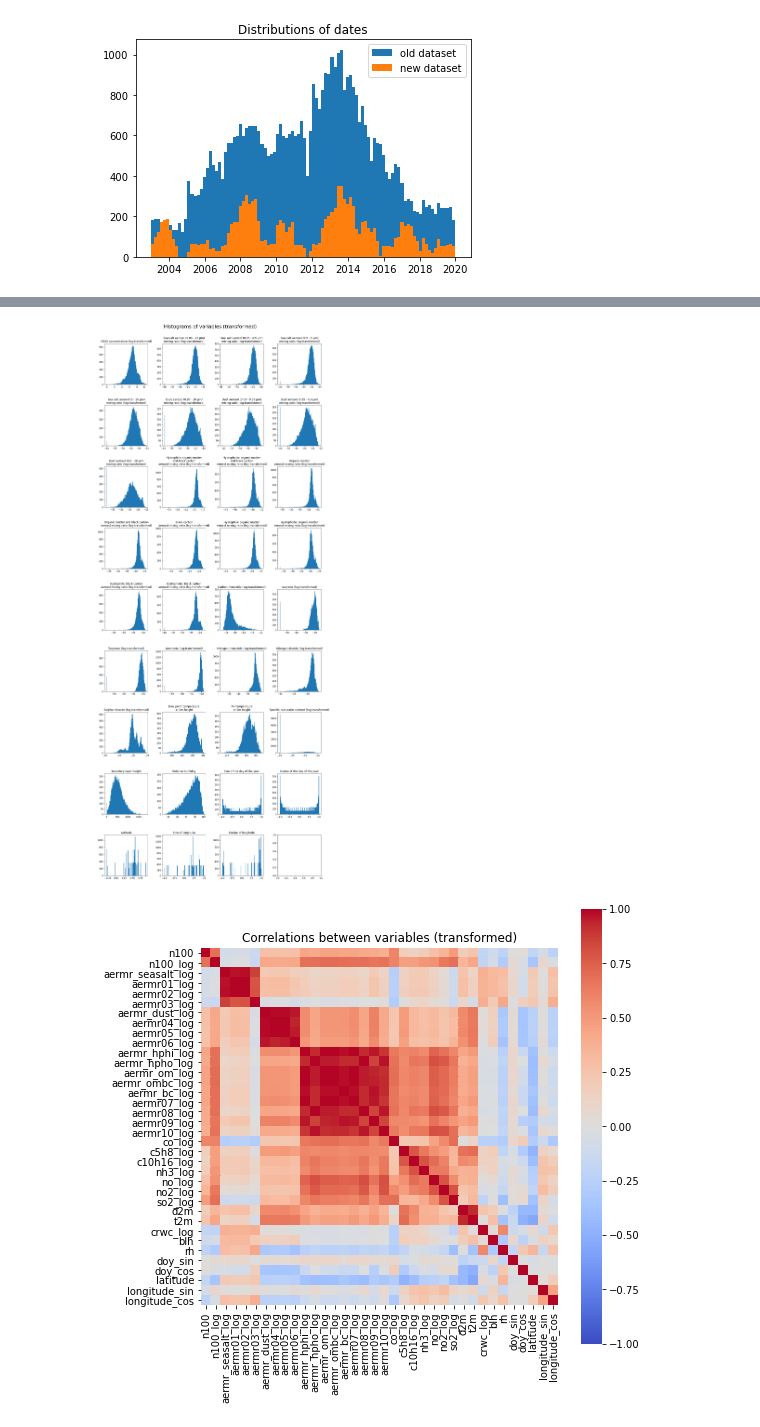
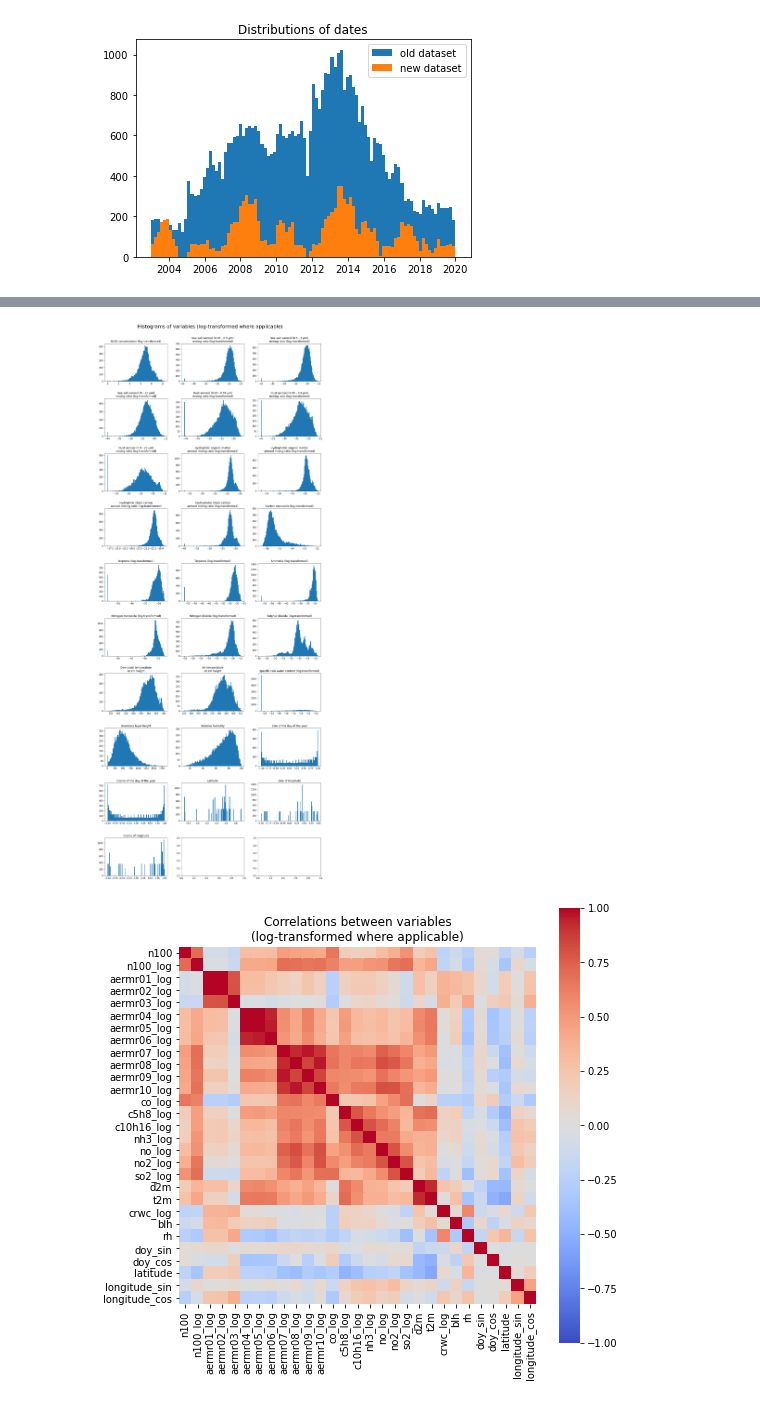
Before and after one commit to ellarauth/CCN-proxy-modeling, a Jupyter notebook: exploratory data analysis.ipynb, the cells around one changed output, grey strips where cells are left out. Cells and saved outputs as stored; diff of their text form; code cells hidden in the pictures.

Commit message:
removed outliers for VHL n100 data and removed aggregations of aermr variables

```diff
--- a/exploratory data analysis.ipynb
+++ b/exploratory data analysis.ipynb
@@ -10,14 +10,14 @@ cities = ['ABZ', 'ALE', 'AMA', 'AMM', 'ASP', 'BEI', 'BOT', 'BSL', 'DEL', 'EGB',
           'MLP', 'MUK', 'NAN', 'NEU', 'POV', 'SAO', 'SCH', 'SGP', 'UAE', # 'PRL',
           'VAR', 'VHL', 'VIE', 'WAL', 'ZOT']
 
-variables = ['aermr_seasalt', 'aermr01', 'aermr02', 'aermr03',
-             'aermr_dust', 'aermr04', 'aermr05', 'aermr06',
-             'aermr_hphi', 'aermr_hpho', 'aermr_om', 'aermr_ombc', 'aermr_bc',
-             'aermr07', 'aermr08', 'aermr09', 'aermr10',
-             'co', 'c5h8', 'c10h16', 'nh3', 'no', 'no2', 'so2', 'd2m', 't2m',
-             'crwc', 'blh', 'rh', 'doy_sin', 'doy_cos', 'latitude', 'longitude_sin', 'longitude_cos']
+variables = ['aermr01', 'aermr02', 'aermr03', 'aermr04', 'aermr05', 'aermr06',
+             'aermr07', 'aermr08', 'aermr09', 'aermr10', 'co', 'c5h8', 'c10h16',
+             'nh3', 'no', 'no2', 'so2', 'd2m', 't2m', 'crwc', 'blh', 'rh',
+             'doy_sin', 'doy_cos', 'latitude', 'longitude_sin', 'longitude_cos']
 
-dont_transform = ['d2m', 't2m', 'blh', 'rh', 'doy_sin', 'doy_cos', 'latitude', 'longitude_sin', 'longitude_cos']
+dont_transform = ['d2m', 't2m', 'blh', 'rh', 'doy_sin', 'doy_cos',
+                  'latitude', 'longitude_sin', 'longitude_cos']
+
 transf_vars = []
 for v in variables:
     if v in dont_transform:
@@ -30,15 +30,6 @@ data = pd.read_csv('data/full_data.csv', parse_dates=['date'])
 
 # log-transformed values that are < 1 become negative, which doesn't make sense
 data.loc[data.n100 < 1, 'n100'] = 1
-
-# adding variables that aggregate the mixing ratios for the same type of aerosol
-data['aermr_seasalt'] = data['aermr01'] + data['aermr02'] + data['aermr03']
-data['aermr_dust'] = data['aermr04'] + data['aermr05'] + data['aermr06']
-data['aermr_om'] = data['aermr07'] + data['aermr08']
-data['aermr_bc'] = data['aermr09'] + data['aermr10']
-data['aermr_hphi'] = data['aermr07'] + data['aermr09']
-data['aermr_hpho'] = data['aermr08'] + data['aermr10']
-data['aermr_ombc'] = data['aermr07'] + data['aermr08'] + data['aermr09'] + data['aermr10']
 
 # log-transforming selected variables
 for v in ['n100']+variables:
@@ -207,6 +191,6 @@ plt.title('Correlations between variables');
 # %%
-ncols = 4
-fig, axes = plt.subplots(9, ncols, figsize=(15,35))
+ncols = 3
+fig, axes = plt.subplots(10, ncols, figsize=(15, 35))
 axes = iter(axes)
 i = 0
 
@@ -222,15 +206,15 @@ for v in ['n100_log']+transf_vars:
     i += 1
 
 fig.tight_layout(pad=3)
-fig.suptitle('Histograms of variables (transformed)', y=1.01, fontsize=22);
+fig.suptitle('Histograms of variables (log-transformed where applicable)', y=1.01, fontsize=22);
 # %% [output]
-[figure, old version]
+[figure, new version]
 # %%
 plt.figure(figsize=(8, 8))
 sns.heatmap(data[['n100', 'n100_log']+transf_vars].corr(),
             xticklabels=['n100', 'n100_log']+transf_vars, yticklabels=['n100', 'n100_log']+transf_vars,
             cmap='coolwarm', cbar=True, square=True, vmin=-1, vmax=1)
-plt.title('Correlations between variables (transformed)');
+plt.title('Correlations between variables\n(log-transformed where applicable)');
 # %% [output]
-[figure, old version]
+[figure, new version]
 # %%
```
Also changed, not shown: parts of 9 cells of this notebook, 4 other files.
